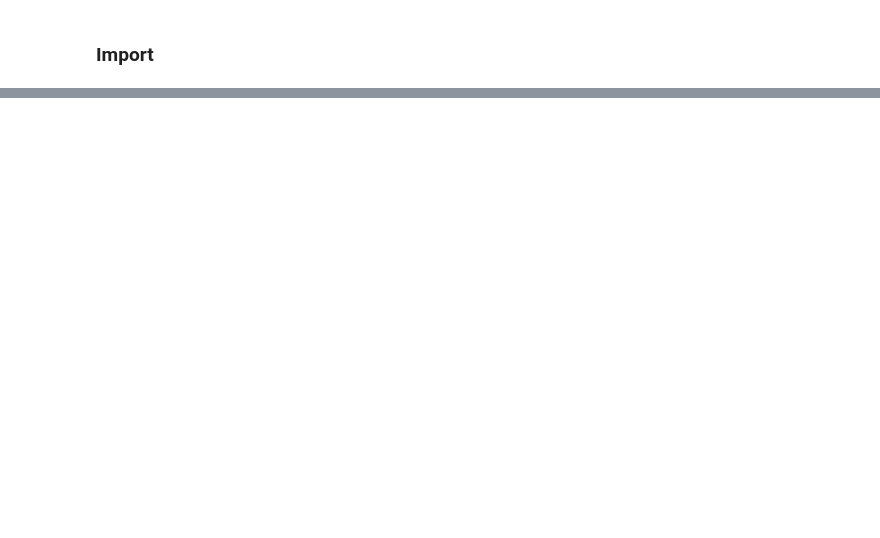
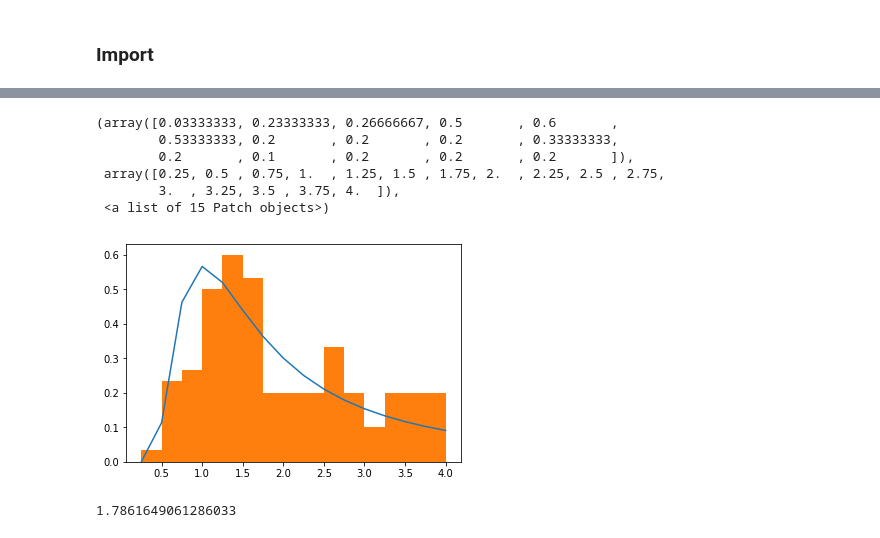
Before and after one commit to amazzoli/PopGenCompetition, a Jupyter notebook: main/Chemostat.ipynb, the cells around one changed output, grey strips where cells are left out. Cells and saved outputs as stored; diff of their text form; code cells hidden in the pictures; blank space fills up the shorter version.

```diff
--- a/main/Chemostat.ipynb
+++ b/main/Chemostat.ipynb
@@ -95,0 +143,10 @@ plt.plot(traj[:,0], av_av_alpha)
+# %%
+def mut_p_inv_ratio(Nts, c):
+    e1 = (c+1)/c*(Nts/2 + 1 - c)
+    return np.exp(e1)
+
+def c_f(a1, a2, a0):
+    return (a1 + a0)/(a2 + a0)
+
+def Nts_f(M, a1, a2, a0):
+    return M * a0*(a1-a2)/a1/a2**2
@@ -95,0 +160,22 @@ plt.plot(traj[:,0], av_av_alpha)
+# %%
+dist = np.array([1])
+for i in range(len(alphas)-1):
+    Nts = Nts_f(params['M'], alphas[i+1], alphas[i], params['alpha0'])
+    c = c_f(alphas[i+1], alphas[i], params['alpha0'])
+    dist = np.append(dist, dist[-1]*mut_p_inv_ratio(Nts, c))
+# %%
+plt.plot(alphas, dist/dist.sum()/(alphas[1]-alphas[0]))
+bins = np.linspace(params['delta_alpha'], params['alpha_max'], int(params['alpha_max']/params['delta_alpha']))
+plt.hist(final_dist, bins=bins, density=True)
+# %% [output]
+(array([0.03333333, 0.23333333, 0.26666667, 0.5       , 0.6       ,
+        0.53333333, 0.2       , 0.2       , 0.2       , 0.33333333,
+        0.2       , 0.1       , 0.2       , 0.2       , 0.2       ]),
+ array([0.25, 0.5 , 0.75, 1.  , 1.25, 1.5 , 1.75, 2.  , 2.25, 2.5 , 2.75,
+        3.  , 3.25, 3.5 , 3.75, 4.  ]),
+ <a list of 15 Patch objects>)
+[figure, added]
+# %%
+(alphas*dist/dist.sum()).sum()
+# %% [output]
+1.7861649061286033
```
Also changed, not shown: parts of 13 cells of this notebook, 13 other files.
